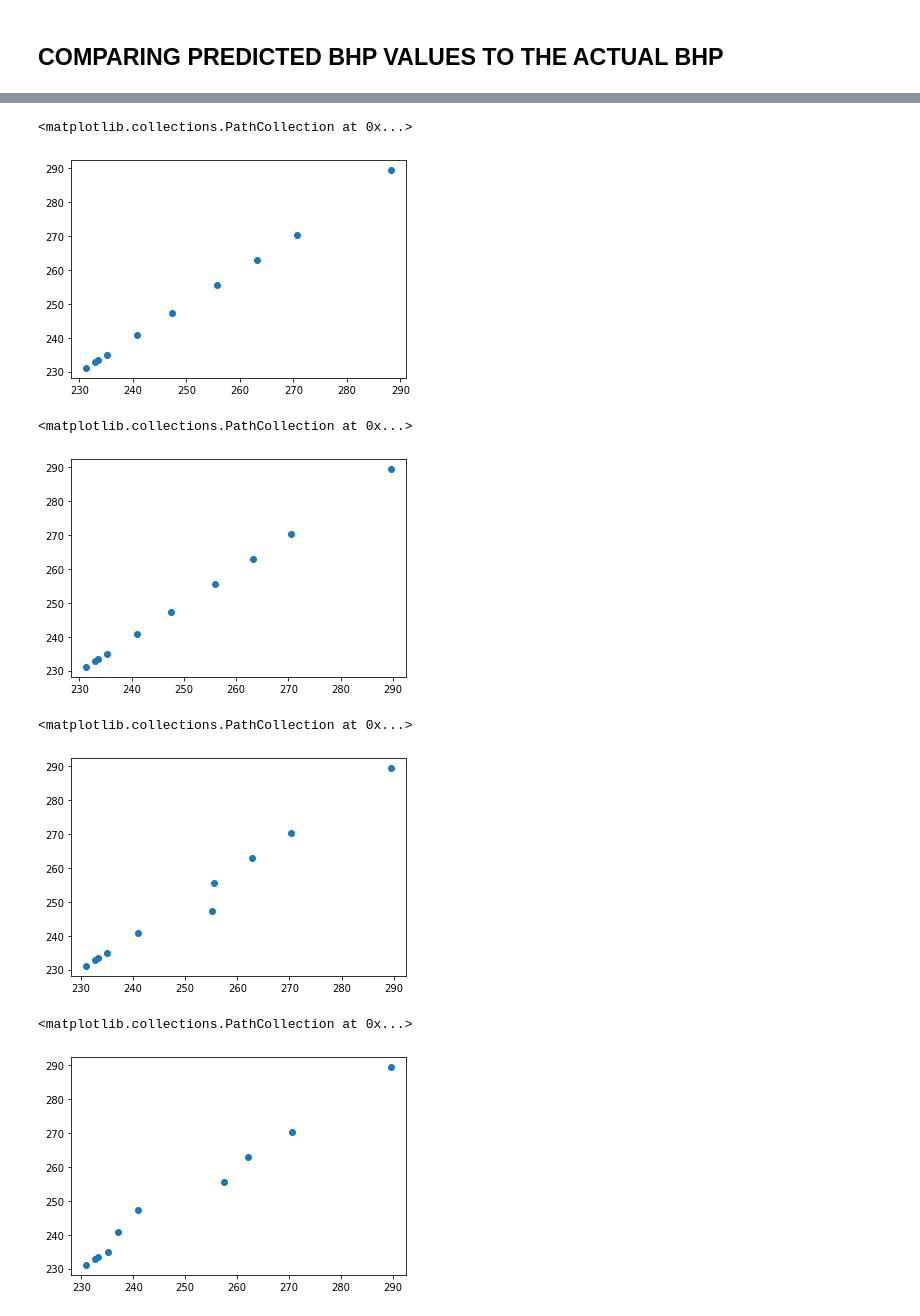
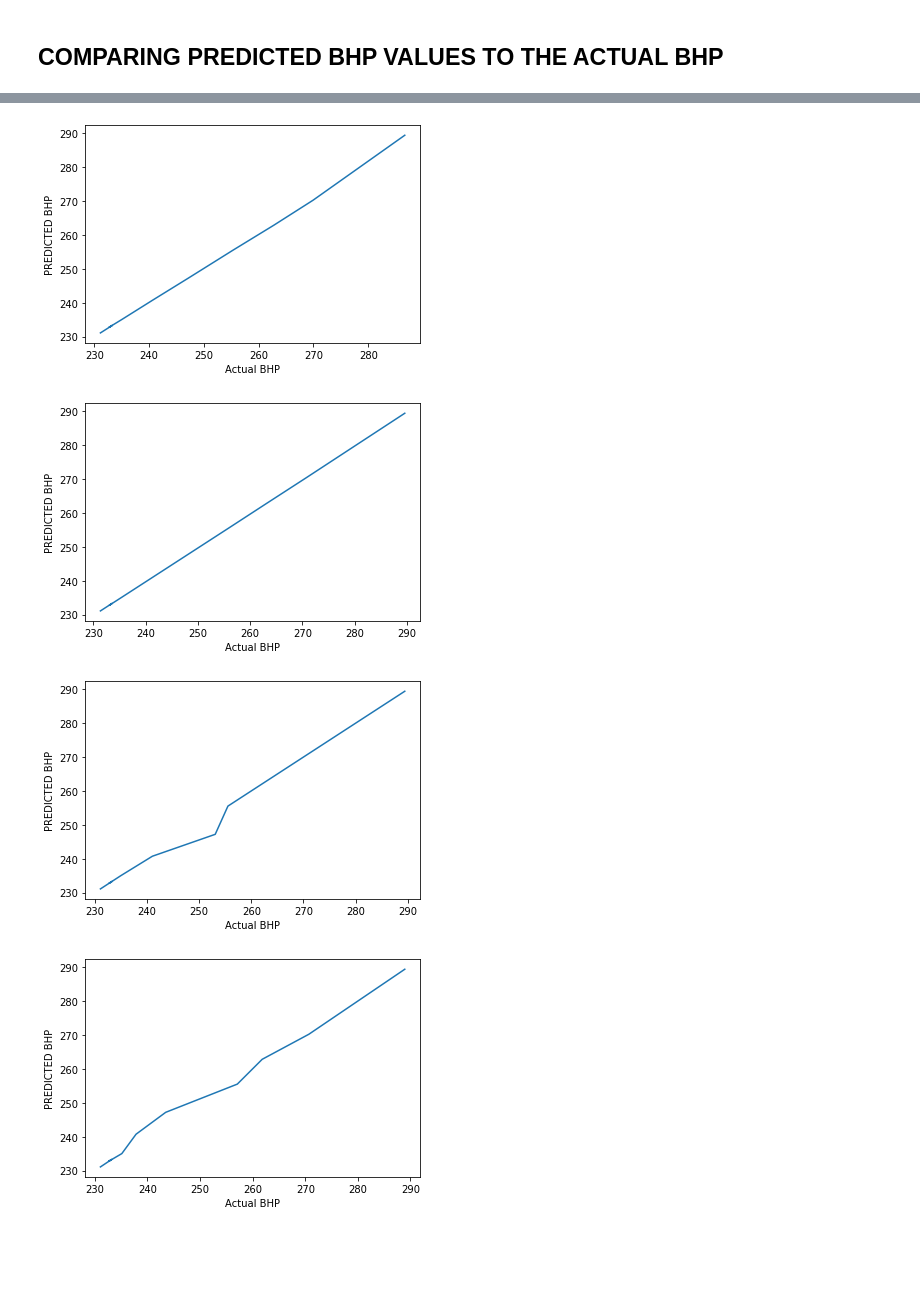
Before and after one commit to aify6/ML-Application-in-BHP-prediction, a Jupyter notebook: ML Application in BHP Prediction.ipynb, the cells around one changed output, grey strips where cells are left out. Drawn from its saved outputs; the diff is of its cells as text; code cells hidden in the pictures; blank space fills up the shorter version.

```diff
--- a/ML Application in BHP Prediction.ipynb
+++ b/ML Application in BHP Prediction.ipynb
@@ -287,7 +287,7 @@ Epoch 500/500
 # %% [markdown]
 ## MANUAL TESTING
 # %%
-x_test = x.iloc[:10,:]
+x_test = x.iloc[:10]
 y_test = y.iloc[:10]
 # %%
 nn = model.predict(x_test).flatten()
@@ -321,20 +349,28 @@ df
 # %%
- plt.scatter(ann_pred, y_test)
+plt.plot(ann_pred, y_test)
+plt.xlabel('Actual BHP')
+plt.ylabel('PREDICTED BHP')
+plt.show()
 # %% [output]
-<matplotlib.collections.PathCollection at 0x...>
-[figure, old version]
+[figure, new version]
 # %%
- plt.scatter(lr_pred, y_test)
+plt.plot(lr_pred, y_test)
+plt.xlabel('Actual BHP')
+plt.ylabel('PREDICTED BHP')
+plt.show()
 # %% [output]
-<matplotlib.collections.PathCollection at 0x...>
-[figure, old version]
+[figure, new version]
 # %%
- plt.scatter(dt_pred, y_test)
+plt.plot(dt_pred, y_test)
+plt.xlabel('Actual BHP')
+plt.ylabel('PREDICTED BHP')
+plt.show()
 # %% [output]
-<matplotlib.collections.PathCollection at 0x...>
-[figure, old version]
+[figure, new version]
 # %%
- plt.scatter(rf_pred, y_test)
+plt.plot(rf_pred, y_test)
+plt.xlabel('Actual BHP')
+plt.ylabel('PREDICTED BHP')
+plt.show()
 # %% [output]
-<matplotlib.collections.PathCollection at 0x...>
-[figure, old version]
+[figure, new version]
```
Also changed, not shown: parts of 8 cells of this notebook.
